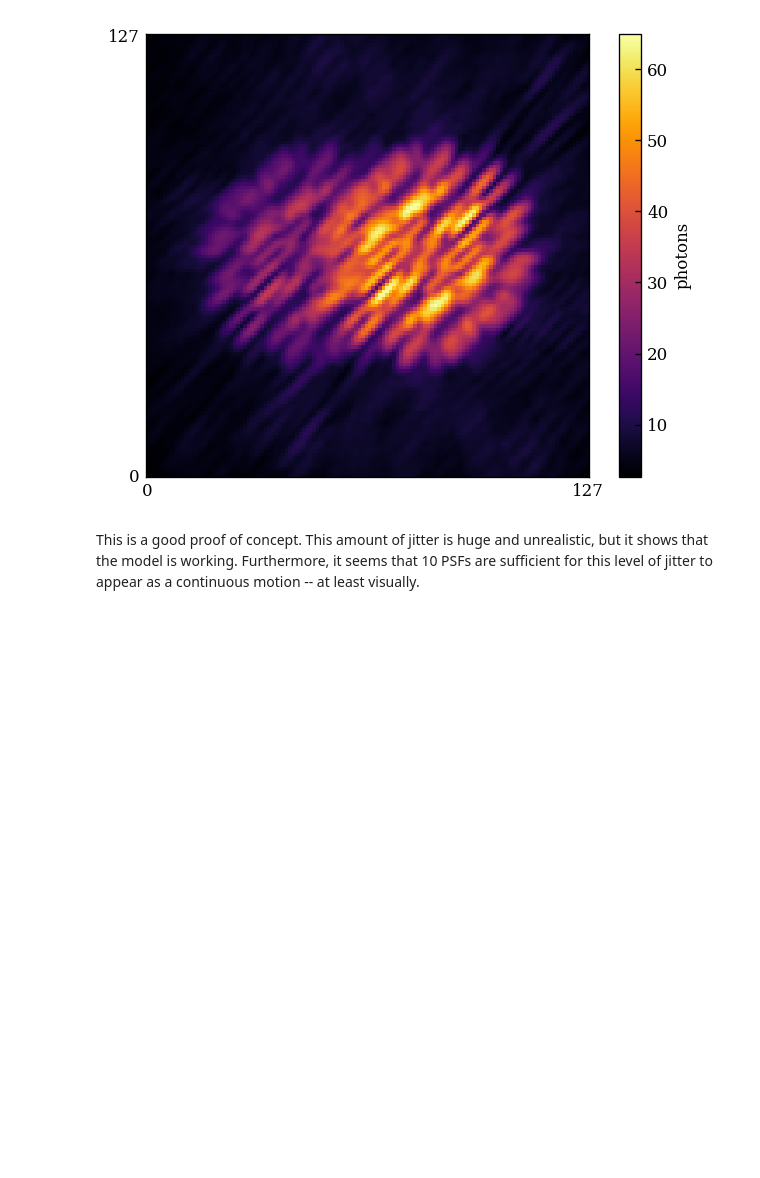
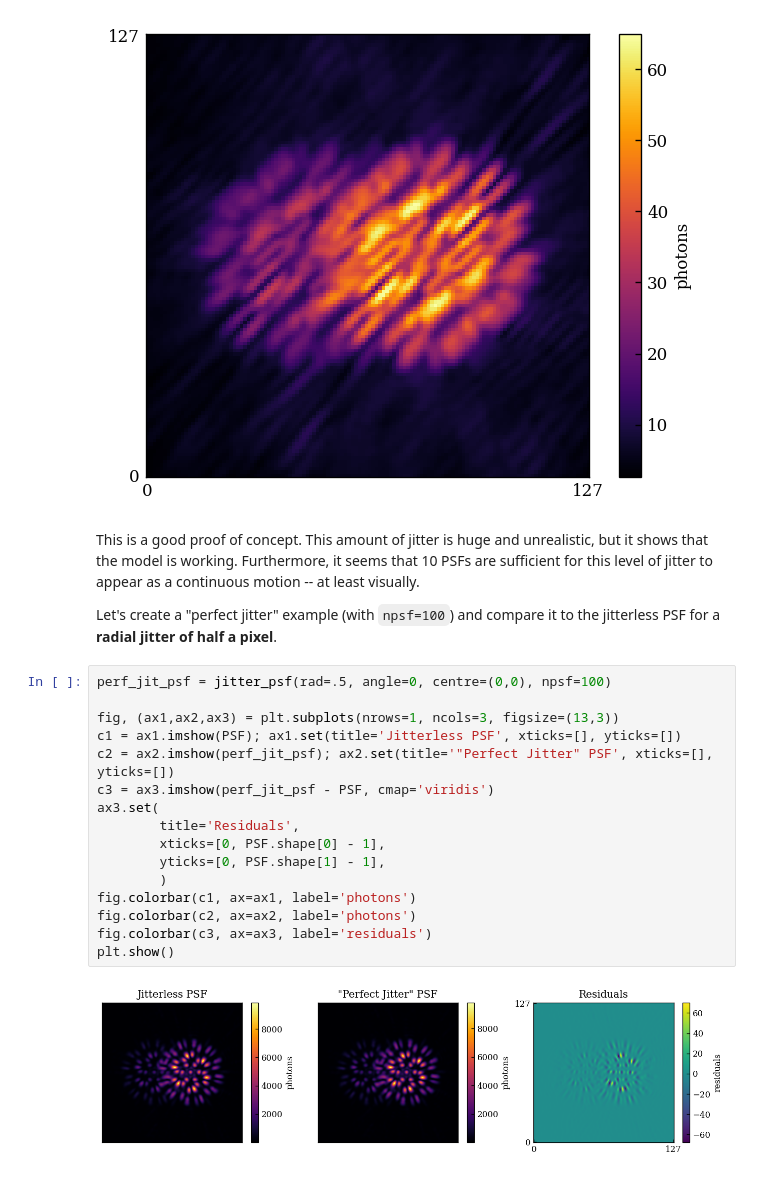
Before and after one commit to maxecharles/toliman-phd, a Jupyter notebook: notebooks/jitter.ipynb, the cells around one changed output. Drawn from its saved outputs; the diff is of its cells as text; blank space fills up the shorter version.

Commit message:
got a residuals plot up and running

```diff
--- a/notebooks/jitter.ipynb
+++ b/notebooks/jitter.ipynb
@@ -154,3 +154,23 @@ plot_psf(jit_psf)
 [figure]
 # %% [markdown]
 This is a good proof of concept. This amount of jitter is huge and unrealistic, but it shows that the model is working. Furthermore, it seems that 10 PSFs are sufficient for this level of jitter to appear as a continuous motion -- at least visually.
+
+Let's create a "perfect jitter" example (with `npsf=100`) and compare it to the jitterless PSF for a **radial jitter of half a pixel**.
+# %%
+perf_jit_psf = jitter_psf(rad=.5, angle=0, centre=(0,0), npsf=100)
+
+fig, (ax1,ax2,ax3) = plt.subplots(nrows=1, ncols=3, figsize=(13,3))
+c1 = ax1.imshow(PSF); ax1.set(title='Jitterless PSF', xticks=[], yticks=[])
+c2 = ax2.imshow(perf_jit_psf); ax2.set(title='"Perfect Jitter" PSF', xticks=[], yticks=[])
+c3 = ax3.imshow(perf_jit_psf - PSF, cmap='viridis')
+ax3.set(
+        title='Residuals',
+        xticks=[0, PSF.shape[0] - 1],
+        yticks=[0, PSF.shape[1] - 1],
+        )
+fig.colorbar(c1, ax=ax1, label='photons')
+fig.colorbar(c2, ax=ax2, label='photons')
+fig.colorbar(c3, ax=ax3, label='residuals')
+plt.show()
+# %% [output]
+[figure, added]
```
Also changed, not shown: parts of 4 cells of this notebook.
